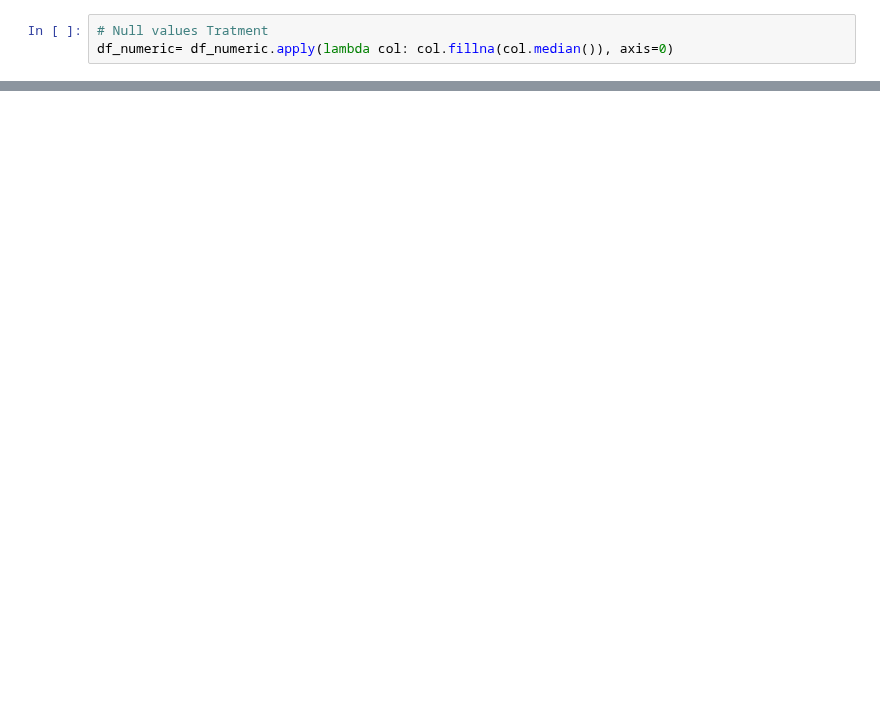
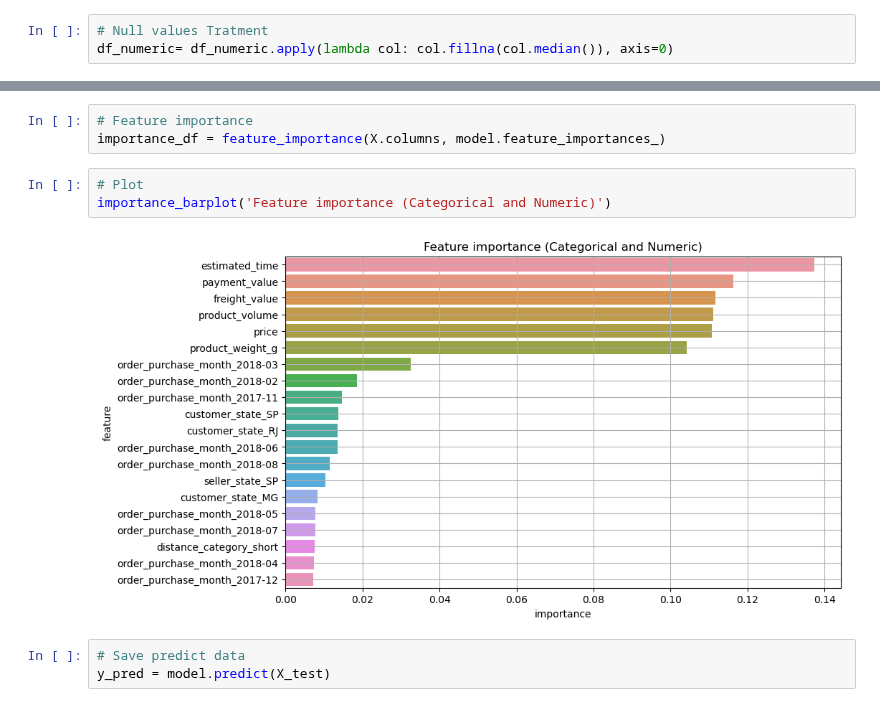
Before and after one commit to rickaof/Portfolio, a Jupyter notebook: Ecommerce_Analysis/notebooks/data_preparation.ipynb, the cells around one changed output, grey strips where cells are left out. Cells and saved outputs as stored; diff of their text form; blank space fills up the shorter version.

```diff
--- a/Ecommerce_Analysis/notebooks/data_preparation.ipynb
+++ b/Ecommerce_Analysis/notebooks/data_preparation.ipynb
@@ -643,0 +718,11 @@ df_numeric= df_numeric.apply(lambda col: col.fillna(col.median()), axis=0)
+# %%
+# Feature importance
+importance_df = feature_importance(X.columns, model.feature_importances_)
+# %%
+# Plot
+importance_barplot('Feature importance (Categorical and Numeric)')
+# %% [output]
+[figure, added]
+# %%
+# Save predict data
+y_pred = model.predict(X_test)
```
Also changed, not shown: parts of 24 cells of this notebook.
